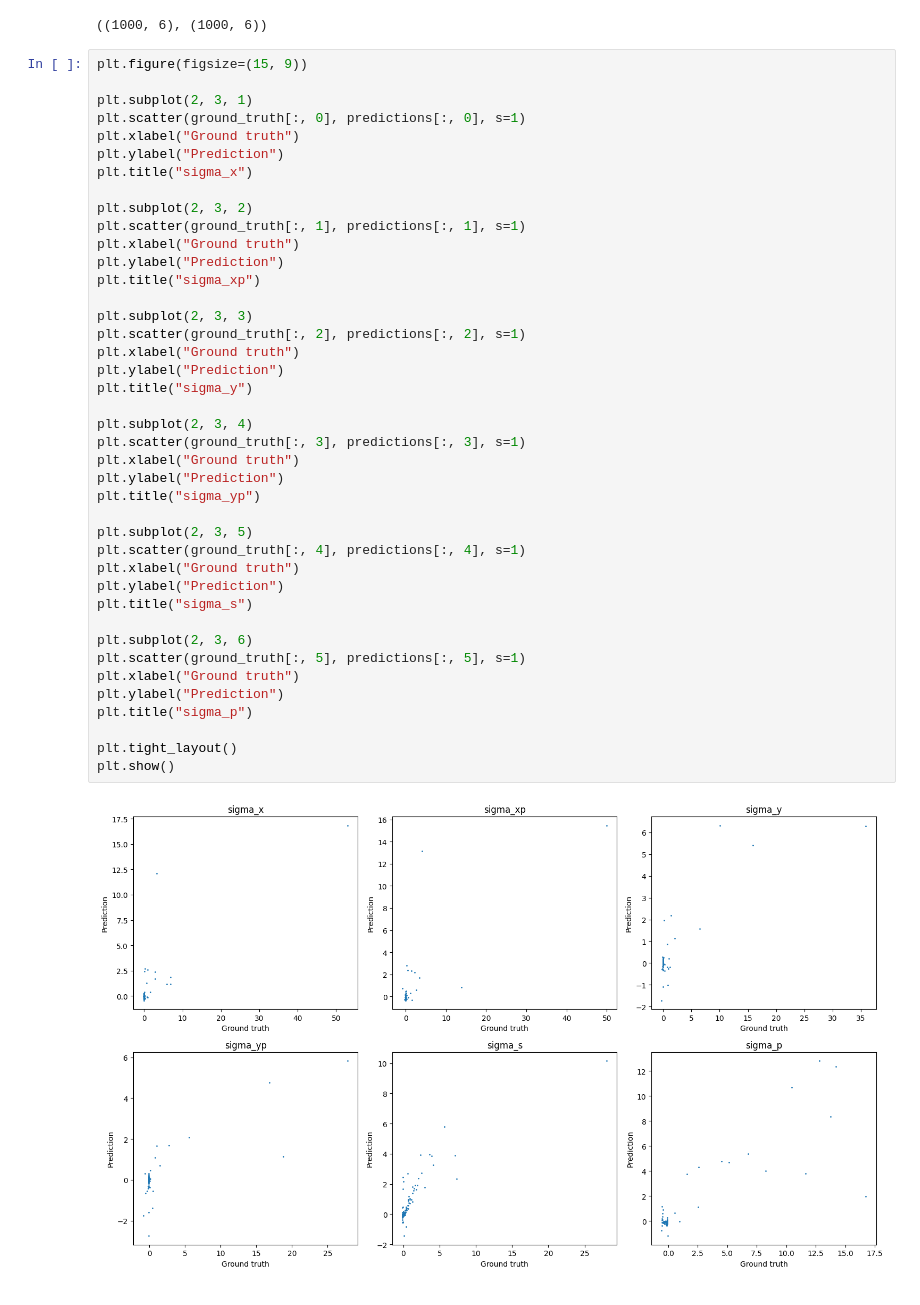
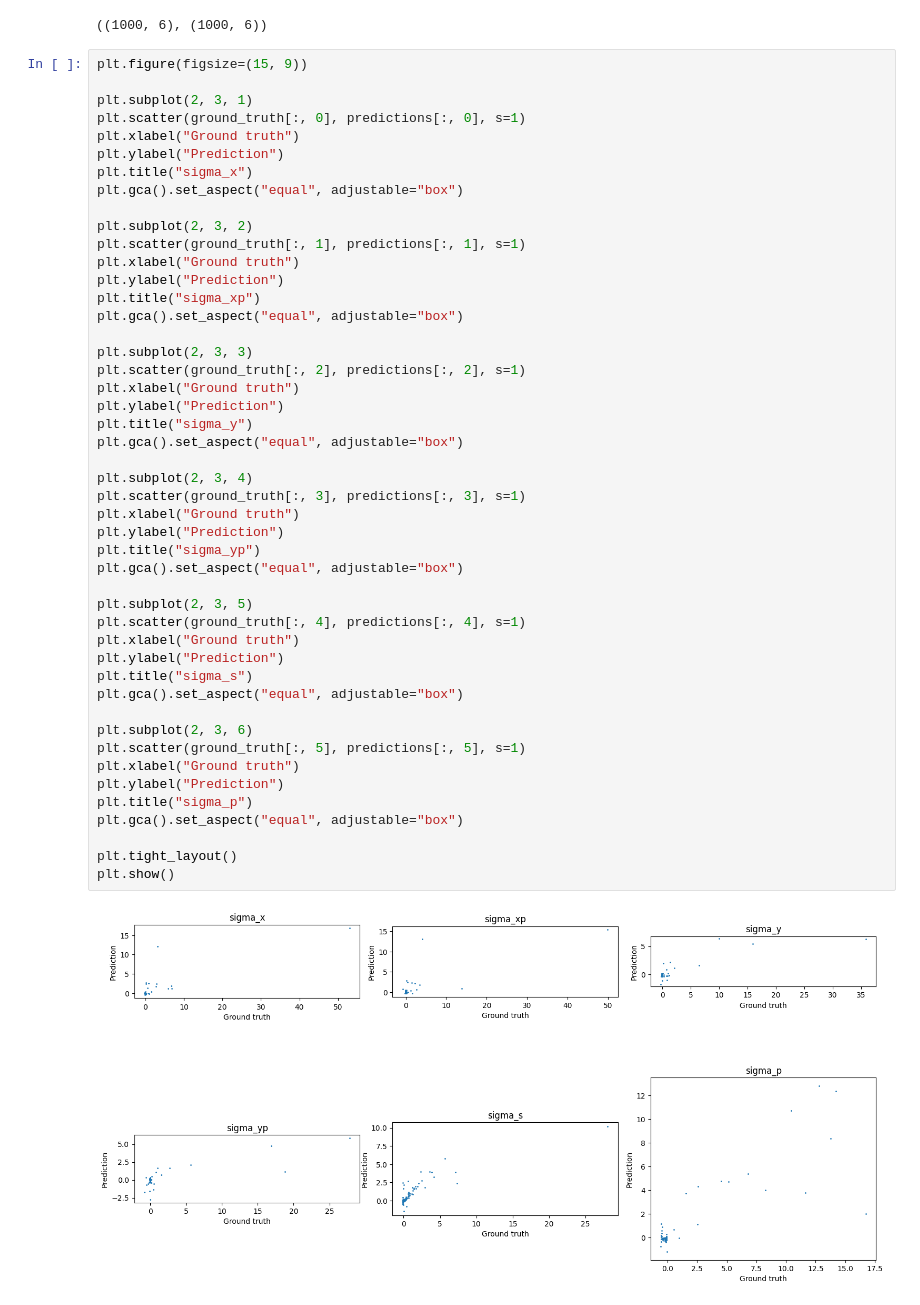
Before and after one commit to desy-ml/cheetah-demos, a Jupyter notebook: neural_network_space_charge_quad/validate_delta_model.ipynb, the cells around one changed output. Saved outputs shown, nothing was run; the diff lists cells and outputs as text.

Commit message:
Make plot easier to read

```diff
--- a/neural_network_space_charge_quad/validate_delta_model.ipynb
+++ b/neural_network_space_charge_quad/validate_delta_model.ipynb
@@ -66,38 +66,44 @@ plt.scatter(ground_truth[:, 0], predictions[:, 0], s=1)
 plt.xlabel("Ground truth")
 plt.ylabel("Prediction")
 plt.title("sigma_x")
+plt.gca().set_aspect("equal", adjustable="box")
 
 plt.subplot(2, 3, 2)
 plt.scatter(ground_truth[:, 1], predictions[:, 1], s=1)
 plt.xlabel("Ground truth")
 plt.ylabel("Prediction")
 plt.title("sigma_xp")
+plt.gca().set_aspect("equal", adjustable="box")
 
 plt.subplot(2, 3, 3)
 plt.scatter(ground_truth[:, 2], predictions[:, 2], s=1)
 plt.xlabel("Ground truth")
 plt.ylabel("Prediction")
 plt.title("sigma_y")
+plt.gca().set_aspect("equal", adjustable="box")
 
 plt.subplot(2, 3, 4)
 plt.scatter(ground_truth[:, 3], predictions[:, 3], s=1)
 plt.xlabel("Ground truth")
 plt.ylabel("Prediction")
 plt.title("sigma_yp")
+plt.gca().set_aspect("equal", adjustable="box")
 
 plt.subplot(2, 3, 5)
 plt.scatter(ground_truth[:, 4], predictions[:, 4], s=1)
 plt.xlabel("Ground truth")
 plt.ylabel("Prediction")
 plt.title("sigma_s")
+plt.gca().set_aspect("equal", adjustable="box")
 
 plt.subplot(2, 3, 6)
 plt.scatter(ground_truth[:, 5], predictions[:, 5], s=1)
 plt.xlabel("Ground truth")
 plt.ylabel("Prediction")
 plt.title("sigma_p")
+plt.gca().set_aspect("equal", adjustable="box")
 
 plt.tight_layout()
 plt.show()
 # %% [output]
-[figure, old version]
+[figure, new version]
```
